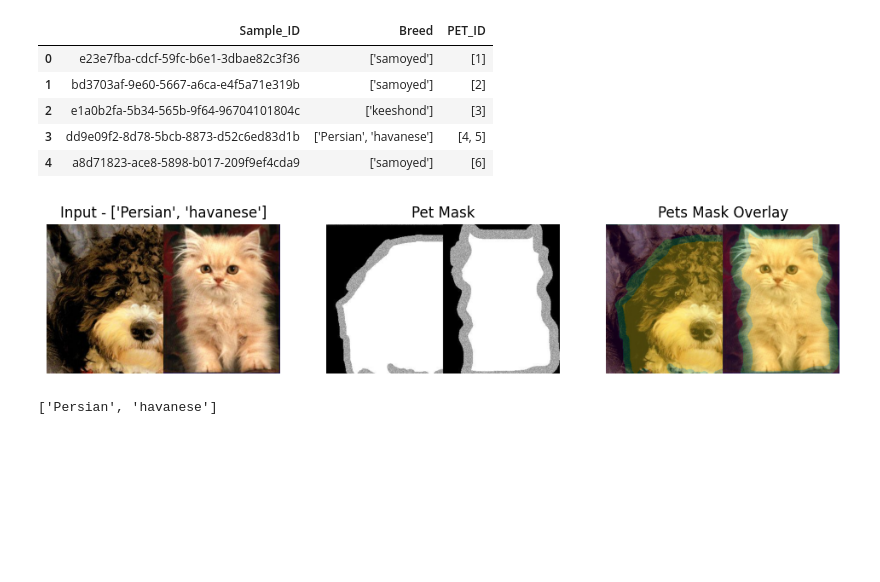
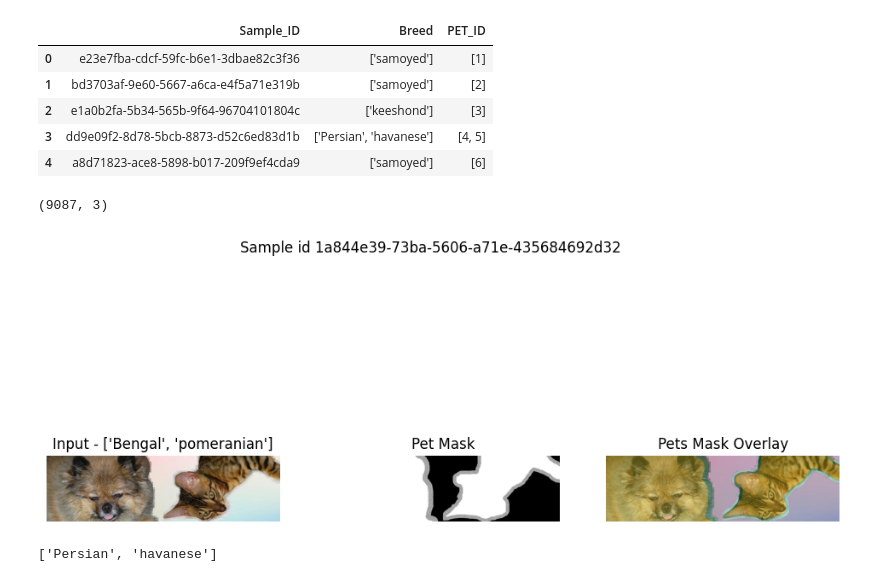
Before and after one commit to sean-mcmahon/cats_and_dogs_hai, a Jupyter notebook: notebooks/DataExplore.ipynb, the cells around one changed output. Saved outputs shown, nothing was run; the diff lists cells and outputs as text; code cells hidden in the pictures; blank space fills up the shorter version.

Commit message:
We have a dataset for breed classification and tests, updated black config in toml

```diff
--- a/notebooks/DataExplore.ipynb
+++ b/notebooks/DataExplore.ipynb
@@ -29,27 +30,32 @@ pets_db.head()
 | 2 | e1a0b2fa-5b34-565b-9f64-96704101804c | ['keeshond'] | [3] |
 | 3 | dd9e09f2-8d78-5bcb-8873-d52c6ed83d1b | ['Persian', 'havanese'] | [4, 5] |
 | 4 | a8d71823-ace8-5898-b017-209f9ef4cda9 | ['samoyed'] | [6] |
-# %%
-def display_datum(image_id:str, dataset_db:pd.DataFrame=pets_db, image_path:Path=data_path):
-    image = plt.imread(image_path / image_id / 'image.jpg')
-    mask = plt.imread(image_path / image_id / 'mask.jpg')
-    breed:str = dataset_db.loc[dataset_db.Sample_ID == image_id].Breed.iloc[0]
-    fig, axes_array = plt.subplots(1,3, figsize=(12, 6))
-    for ax in axes_array:
-        ax.grid(False)
-        ax.axis("off")
-    axes_array[0].imshow(image)
-    axes_array[0].set_title(f"Input - {breed}")
-    axes_array[1].imshow(mask, cmap='grey')
-    axes_array[1].set_title("Pet Mask")
-    axes_array[2].imshow(image)
-    axes_array[2].imshow(mask, alpha=0.3)
-    axes_array[2].set_title("Pets Mask Overlay")
-
-datum_id = "dd9e09f2-8d78-5bcb-8873-d52c6ed83d1b"
-display_datum(datum_id)
-# %% [output]
-[figure, removed]
+# %%
+pets_db.shape
+# %% [output]
+(9087, 3)
+# %%
+def display_datum(image_id:str, dataset_db:pd.DataFrame=pets_db, image_path:Path=data_path):
+    image = plt.imread(image_path / image_id / 'image.jpg')
+    mask = plt.imread(image_path / image_id / 'mask.jpg')
+    breed:str = dataset_db.loc[dataset_db.Sample_ID == image_id].Breed.iloc[0]
+    fig, axes_array = plt.subplots(1,3, figsize=(12, 6))
+    fig.suptitle(f"Sample id {image_id}")
+    for ax in axes_array:
+        ax.grid(False)
+        ax.axis("off")
+    axes_array[0].imshow(image)
+    axes_array[0].set_title(f"Input - {breed}")
+    axes_array[1].imshow(mask, cmap='grey')
+    axes_array[1].set_title("Pet Mask")
+    axes_array[2].imshow(image)
+    axes_array[2].imshow(mask, alpha=0.3)
+    axes_array[2].set_title("Pets Mask Overlay")
+# %%
+datum_id = pets_db.iloc[random.randint(0, pets_db.shape[0]-1)].Sample_ID
+display_datum(datum_id)
+# %% [output]
+[figure, added]
 # %%
 datum_id = "dd9e09f2-8d78-5bcb-8873-d52c6ed83d1b"
 breed:str = pets_db.loc[pets_db.Sample_ID == datum_id].Breed.iloc[0]
```
Also changed, not shown: parts of 3 cells of this notebook, 10 other files.
